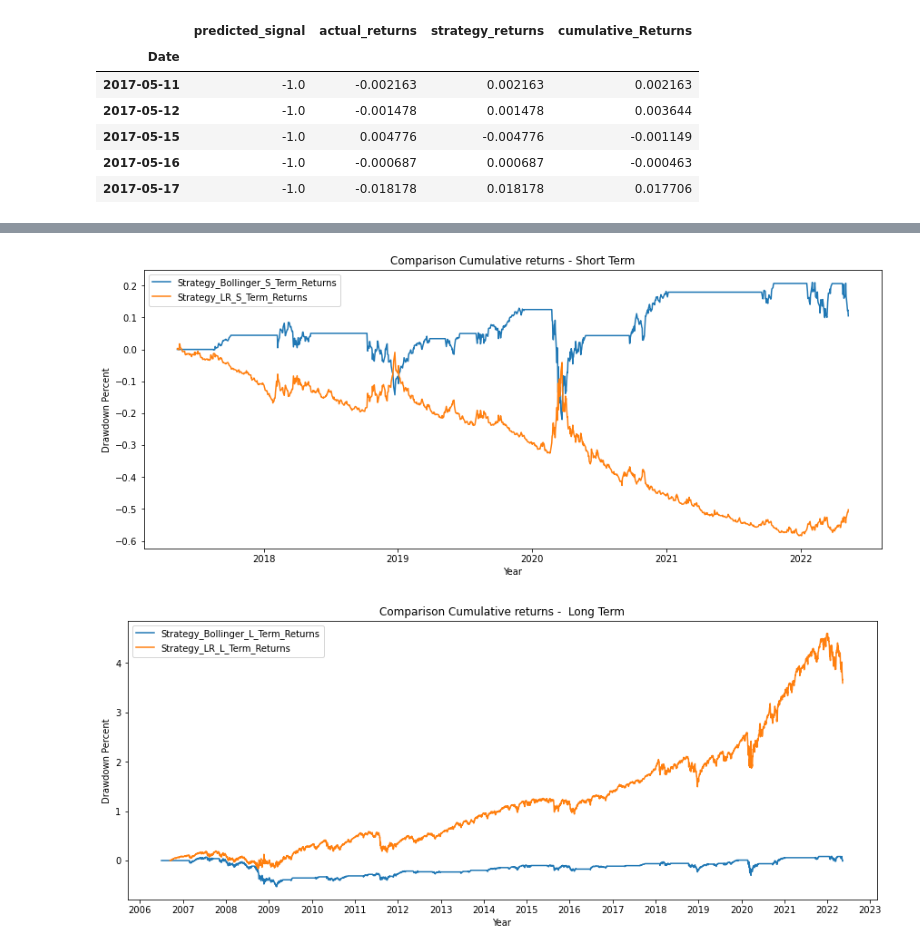
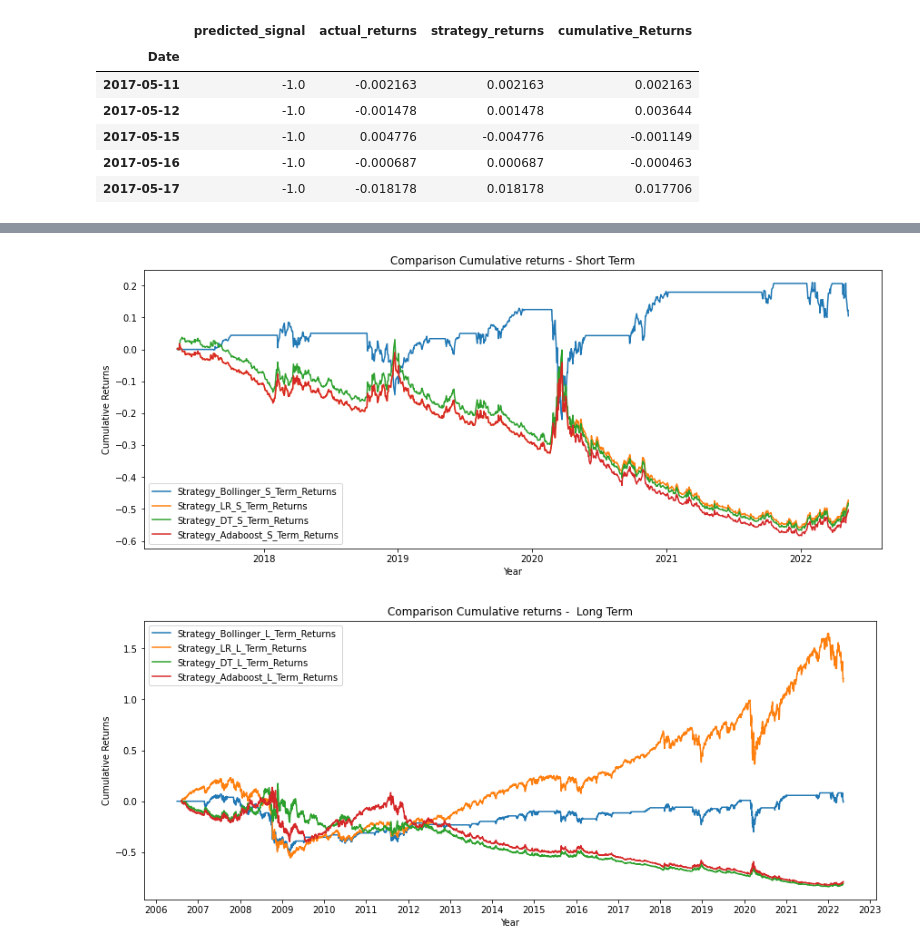
Before and after one commit to roybooker/Project-2-group-4, a Jupyter notebook: src/Data_Visualization.ipynb, the cells around one changed output, grey strips where cells are left out. Saved outputs shown, nothing was run; the diff lists cells and outputs as text; code cells hidden in the pictures.

Commit message:
Visualisation

```diff
--- a/src/Data_Visualization.ipynb
+++ b/src/Data_Visualization.ipynb
@@ -168,0 +226,11 @@ def strategy_dd (title, strategy1,strategy1_label, strategy2 ,strategy2_label):
+# %%
+Strategy_DT_L_Term_Returns = pd.read_csv(
+    Path("../data/Strategy_DT_L_Term_Returns.csv"),
+    index_col="Date",
+    infer_datetime_format=True,
+    parse_dates=True
+
+)
+
+# Review the DataFrame
+Strategy_DT_L_Term_Returns.head()
@@ -169,17 +296,42 @@ def strategy_dd (title, strategy1,strategy1_label, strategy2 ,strategy2_label):
+# %%
+def strategy_dd (title, strategy1,strategy1_label,
+                 strategy2 ,strategy2_label,
+                 strategy3,strategy3_label,
+                 strategy4 ,strategy4_label):
+    fig = plt.figure(constrained_layout=True, figsize=(12,5))
+    ax = fig.add_subplot(1, 1, 1)
+    ax.plot(strategy1["cumulative_Returns"], label =strategy1_label)
+    ax.plot(strategy2["cumulative_Returns"], label =strategy2_label)
+    ax.plot(strategy3["cumulative_Returns"], label =strategy3_label)
+    ax.plot(strategy4["cumulative_Returns"], label =strategy4_label)
+    ax.set(xlabel = "Year",
+    ylabel = "Cumulative Returns",title = title)
+    ax.xaxis.set_major_formatter(mdates.DateFormatter('%Y'))
+    ax.xaxis.set_major_locator(mdates.YearLocator(1))
+    ax.legend()
+    plt.close(fig)
+    return fig
 # %%
 strategies_dd = strategy_dd("Comparison Cumulative returns - Short Term",
                             Strategy_Bollinger_S_Term_Returns, "Strategy_Bollinger_S_Term_Returns",
-                            Strategy_LR_S_Term_Returns, "Strategy_LR_S_Term_Returns" )
+                            Strategy_LR_S_Term_Returns, "Strategy_LR_S_Term_Returns" ,
+                           Strategy_DT_S_Term_Returns, "Strategy_DT_S_Term_Returns",
+                            Strategy_Adaboost_S_Term_Returns, "Strategy_Adaboost_S_Term_Returns")
+strategies_dd.get_figure().savefig("../images/Comparison Cumulative returns -  Short Term.png")
 strategies_dd
 # %% [output]
-[figure, old version]
+[figure, new version]
 # %%
 strategies_dd = strategy_dd("Comparison Cumulative returns -  Long Term",
                             Strategy_Bollinger_L_Term_Returns, "Strategy_Bollinger_L_Term_Returns",
-                            Strategy_LR_L_Term_Returns, "Strategy_LR_L_Term_Returns" )
+                            Strategy_LR_L_Term_Returns, "Strategy_LR_L_Term_Returns",
+                            Strategy_DT_L_Term_Returns, "Strategy_DT_L_Term_Returns",
+                            Strategy_Adaboost_L_Term_Returns, "Strategy_Adaboost_L_Term_Returns")
+
+strategies_dd.get_figure().savefig("../images/Comparison Cumulative returns -  Long Term.png")
 strategies_dd
 # %% [output]
-[figure, old version]
+[figure, new version]
 # %%
 metric_df = Strategy_Bollinger_S_Term_Metrics.copy()
 metric_df["Strategy_LR_S_Term"]= Strategy_LR_S_Term_Metrics["Strategy_LR_S_Term"]
```
Also changed, not shown: parts of 18 cells of this notebook, 29 other files.
